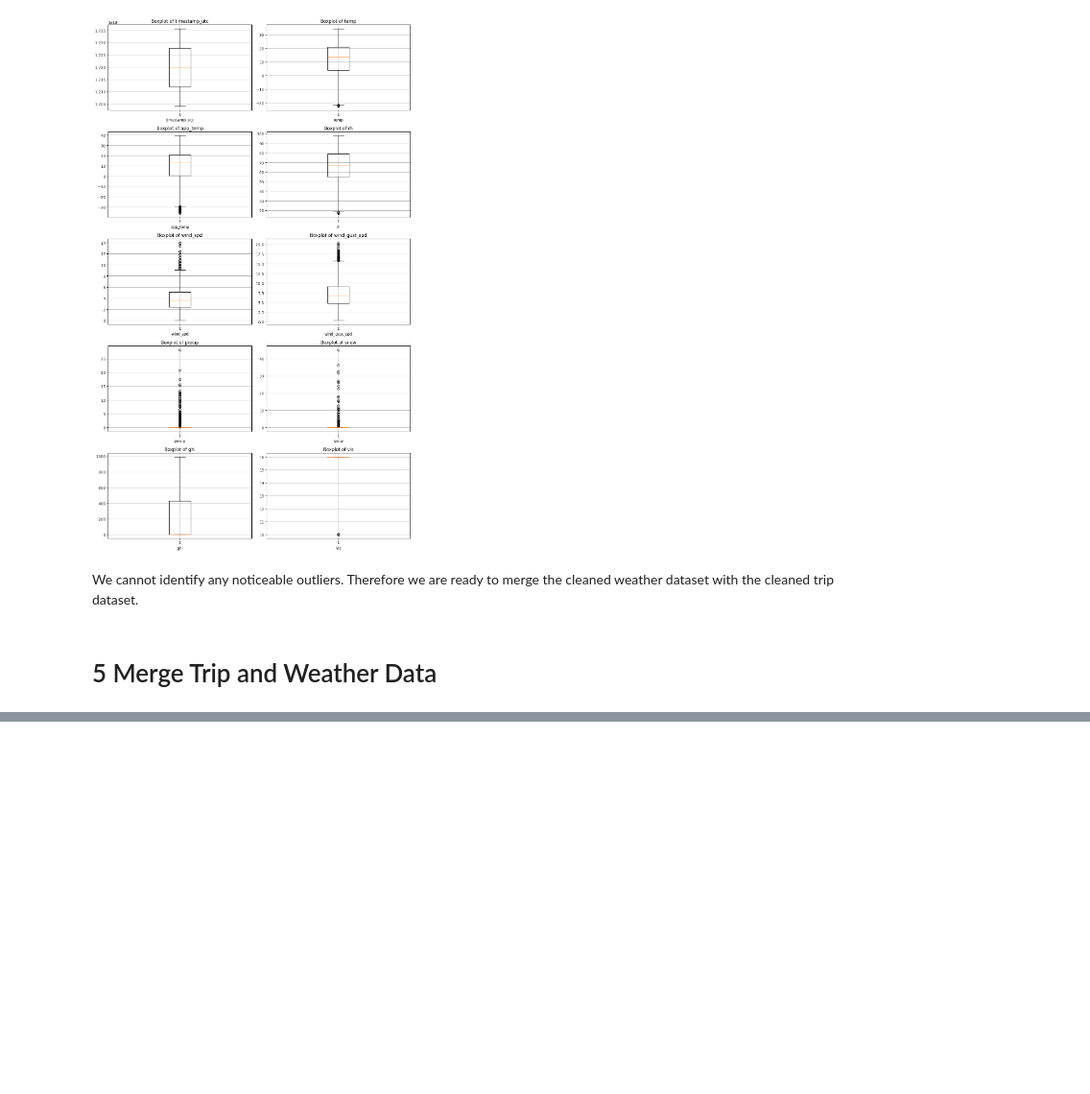
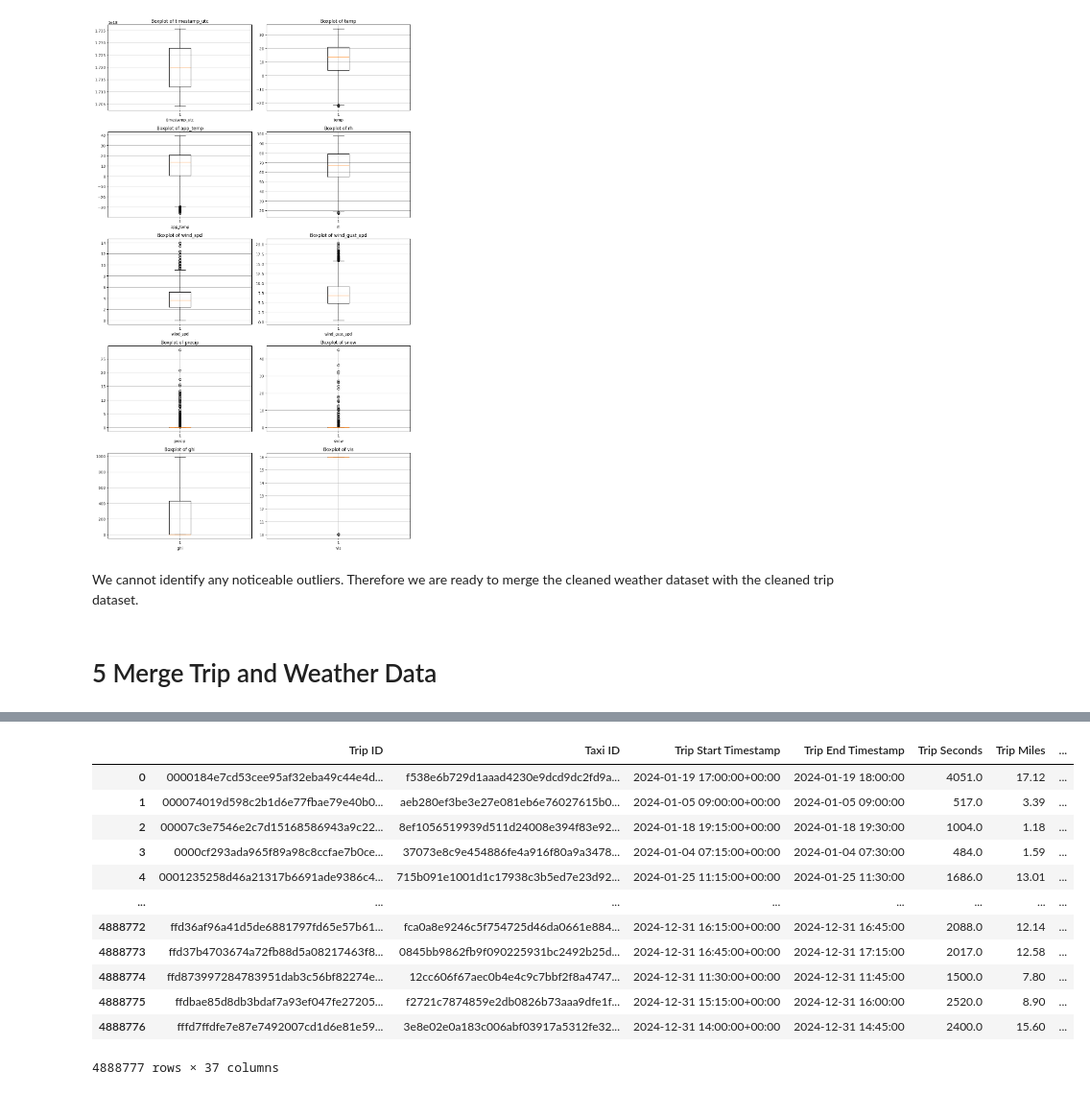
Before and after one commit to Vigro08/AAA-Team-Assignment, a Jupyter notebook: Data_Cleanup_Weather.ipynb, the cells around one changed output, grey strips where cells are left out. Shown at 96% size. Saved outputs shown, nothing was run; the diff lists cells and outputs as text; code cells hidden in the pictures; blank space fills up the shorter version.

```diff
--- a/Data_Cleanup_Weather.ipynb
+++ b/Data_Cleanup_Weather.ipynb
@@ -340,4 +344,2 @@ See the caveats in the documentation: https://pandas.pydata.org/pandas-docs/stab
-# %%
-chicago_2024 = chicago_weather_and_trips[chicago_weather_and_trips["Trip Start Timestamp"].dt.year == 2024 ]
 # %%
 chicago_2024.to_csv("Chicago_Trips_Weather_2024.csv", index=False)
@@ -343,0 +366,16 @@ chicago_2024.to_csv("Chicago_Trips_Weather_2024.csv", index=False)
+# %%
+chicago_2024.reset_index(drop=True)
+# %% [output]
+|  | Trip ID | Taxi ID | Trip Start Timestamp | Trip End Timestamp | Trip Seconds | Trip Miles | ... |
+| 0 | 0000184e7cd53cee95af32eba49c44e4d... | f538e6b729d1aaad4230e9dcd9dc2fd9a... | 2024-01-19 17:00:00+00:00 | 2024-01-19 18:00:00 | 4051.0 | 17.12 | ... |
+| 1 | 000074019d598c2b1d6e77fbae79e40b0... | aeb280ef3be3e27e081eb6e76027615b0... | 2024-01-05 09:00:00+00:00 | 2024-01-05 09:00:00 | 517.0 | 3.39 | ... |
+| 2 | 00007c3e7546e2c7d15168586943a9c22... | 8ef1056519939d511d24008e394f83e92... | 2024-01-18 19:15:00+00:00 | 2024-01-18 19:30:00 | 1004.0 | 1.18 | ... |
+| 3 | 0000cf293ada965f89a98c8ccfae7b0ce... | 37073e8c9e454886fe4a916f80a9a3478... | 2024-01-04 07:15:00+00:00 | 2024-01-04 07:30:00 | 484.0 | 1.59 | ... |
+| 4 | 0001235258d46a21317b6691ade9386c4... | 715b091e1001d1c17938c3b5ed7e23d92... | 2024-01-25 11:15:00+00:00 | 2024-01-25 11:30:00 | 1686.0 | 13.01 | ... |
+| ... | ... | ... | ... | ... | ... | ... | ... |
+| 4888772 | ffd36af96a41d5de6881797fd65e57b61... | fca0a8e9246c5f754725d46da0661e884... | 2024-12-31 16:15:00+00:00 | 2024-12-31 16:45:00 | 2088.0 | 12.14 | ... |
+| 4888773 | ffd37b4703674a72fb88d5a08217463f8... | 0845bb9862fb9f090225931bc2492b25d... | 2024-12-31 16:45:00+00:00 | 2024-12-31 17:15:00 | 2017.0 | 12.58 | ... |
+| 4888774 | ffd873997284783951dab3c56bf82274e... | 12cc606f67aec0b4e4c9c7bbf2f8a4747... | 2024-12-31 11:30:00+00:00 | 2024-12-31 11:45:00 | 1500.0 | 7.80 | ... |
+| 4888775 | ffdbae85d8db3bdaf7a93ef047fe27205... | f2721c7874859e2db0826b73aaa9dfe1f... | 2024-12-31 15:15:00+00:00 | 2024-12-31 16:00:00 | 2520.0 | 8.90 | ... |
+| 4888776 | fffd7ffdfe7e87e7492007cd1d6e81e59... | 3e8e02e0a183c006abf03917a5312fe32... | 2024-12-31 14:00:00+00:00 | 2024-12-31 14:45:00 | 2400.0 | 15.60 | ... |
+4888777 rows × 37 columns
```
Also changed, not shown: parts of 4 cells of this notebook.
